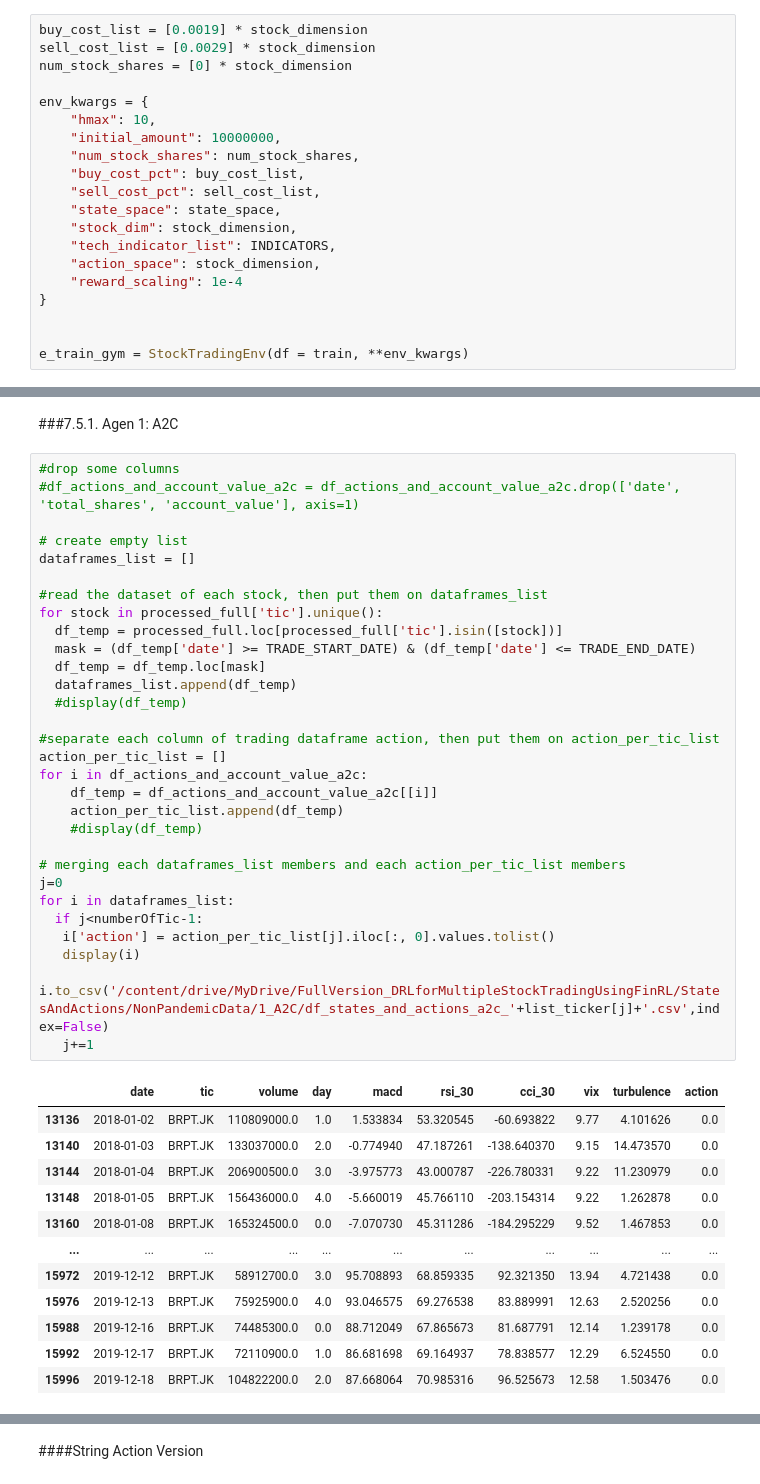
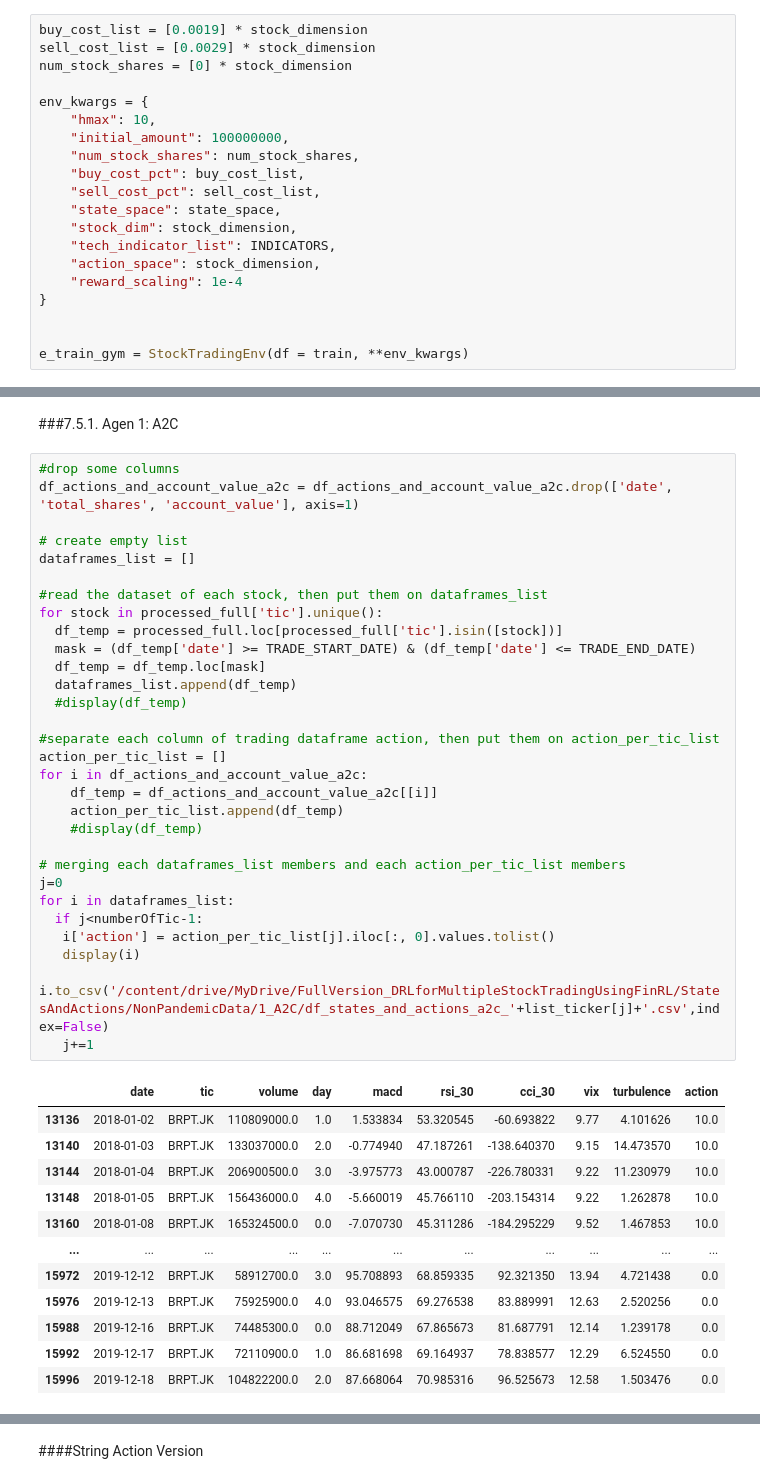
Before and after one commit to shintaroudlotulhanafia/DRLforMultipleStocksTradingUsingFinRL, a Jupyter notebook: FullVersion_TugasAkhirS1_Shinta_DRLforMultipleStocksTradingUsingFinRL.ipynb, the cells around one changed output, grey strips where cells are left out. Drawn from its saved outputs; the diff is of its cells as text.

```diff
--- a/FullVersion_TugasAkhirS1_Shinta_DRLforMultipleStocksTradingUsingFinRL.ipynb
+++ b/FullVersion_TugasAkhirS1_Shinta_DRLforMultipleStocksTradingUsingFinRL.ipynb
@@ -727,7 +727,7 @@ num_stock_shares = [0] * stock_dimension
 
 env_kwargs = {
     "hmax": 10,
-    "initial_amount": 10000000,
+    "initial_amount": 100000000,
     "num_stock_shares": num_stock_shares,
     "buy_cost_pct": buy_cost_list,
     "sell_cost_pct": sell_cost_list,
@@ -1612,41 +1612,41 @@ df_actions_str
 ###7.5.1. Agen 1: A2C
 # %%
 #drop some columns
-#df_actions_and_account_value_a2c = df_actions_and_account_value_a2c.drop(['date', 'total_shares', 'account_value'], axis=1)
+df_actions_and_account_value_a2c = df_actions_and_account_value_a2c.drop(['date', 'total_shares', 'account_value'], axis=1)
 
 # create empty list
 dataframes_list = []
 
 #read the dataset of each stock, then put them on dataframes_list
 for stock in processed_full['tic'].unique():
   df_temp = processed_full.loc[processed_full['tic'].isin([stock])]
   mask = (df_temp['date'] >= TRADE_START_DATE) & (df_temp['date'] <= TRADE_END_DATE)
   df_temp = df_temp.loc[mask]
   dataframes_list.append(df_temp)
   #display(df_temp)
 
 #separate each column of trading dataframe action, then put them on action_per_tic_list
 action_per_tic_list = []
 for i in df_actions_and_account_value_a2c:
     df_temp = df_actions_and_account_value_a2c[[i]]
     action_per_tic_list.append(df_temp)
     #display(df_temp)
 
 # merging each dataframes_list members and each action_per_tic_list members
 j=0
 for i in dataframes_list:
   if j<numberOfTic-1:
    i['action'] = action_per_tic_list[j].iloc[:, 0].values.tolist()
    display(i)
    i.to_csv('/content/drive/MyDrive/FullVersion_DRLforMultipleStockTradingUsingFinRL/StatesAndActions/NonPandemicData/1_A2C/df_states_and_actions_a2c_'+list_ticker[j]+'.csv',index=False)
    j+=1
 # %% [output]
 |  | date | tic | volume | day | macd | rsi_30 | cci_30 | vix | turbulence | action |
-| 13136 | 2018-01-02 | BRPT.JK | 110809000.0 | 1.0 | 1.533834 | 53.320545 | -60.693822 | 9.77 | 4.101626 | 0.0 |
-| 13140 | 2018-01-03 | BRPT.JK | 133037000.0 | 2.0 | -0.774940 | 47.187261 | -138.640370 | 9.15 | 14.473570 | 0.0 |
-| 13144 | 2018-01-04 | BRPT.JK | 206900500.0 | 3.0 | -3.975773 | 43.000787 | -226.780331 | 9.22 | 11.230979 | 0.0 |
-| 13148 | 2018-01-05 | BRPT.JK | 156436000.0 | 4.0 | -5.660019 | 45.766110 | -203.154314 | 9.22 | 1.262878 | 0.0 |
-| 13160 | 2018-01-08 | BRPT.JK | 165324500.0 | 0.0 | -7.070730 | 45.311286 | -184.295229 | 9.52 | 1.467853 | 0.0 |
+| 13136 | 2018-01-02 | BRPT.JK | 110809000.0 | 1.0 | 1.533834 | 53.320545 | -60.693822 | 9.77 | 4.101626 | 10.0 |
+| 13140 | 2018-01-03 | BRPT.JK | 133037000.0 | 2.0 | -0.774940 | 47.187261 | -138.640370 | 9.15 | 14.473570 | 10.0 |
+| 13144 | 2018-01-04 | BRPT.JK | 206900500.0 | 3.0 | -3.975773 | 43.000787 | -226.780331 | 9.22 | 11.230979 | 10.0 |
+| 13148 | 2018-01-05 | BRPT.JK | 156436000.0 | 4.0 | -5.660019 | 45.766110 | -203.154314 | 9.22 | 1.262878 | 10.0 |
+| 13160 | 2018-01-08 | BRPT.JK | 165324500.0 | 0.0 | -7.070730 | 45.311286 | -184.295229 | 9.52 | 1.467853 | 10.0 |
 | ... | ... | ... | ... | ... | ... | ... | ... | ... | ... | ... |
 | 15972 | 2019-12-12 | BRPT.JK | 58912700.0 | 3.0 | 95.708893 | 68.859335 | 92.321350 | 13.94 | 4.721438 | 0.0 |
 | 15976 | 2019-12-13 | BRPT.JK | 75925900.0 | 4.0 | 93.046575 | 69.276538 | 83.889991 | 12.63 | 2.520256 | 0.0 |
```
Also changed, not shown: parts of 35 cells of this notebook.
